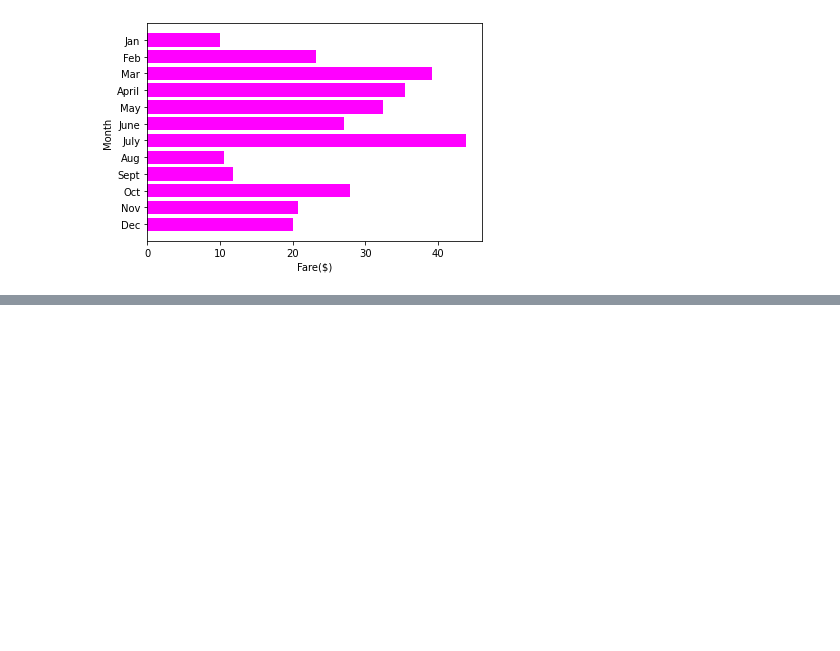
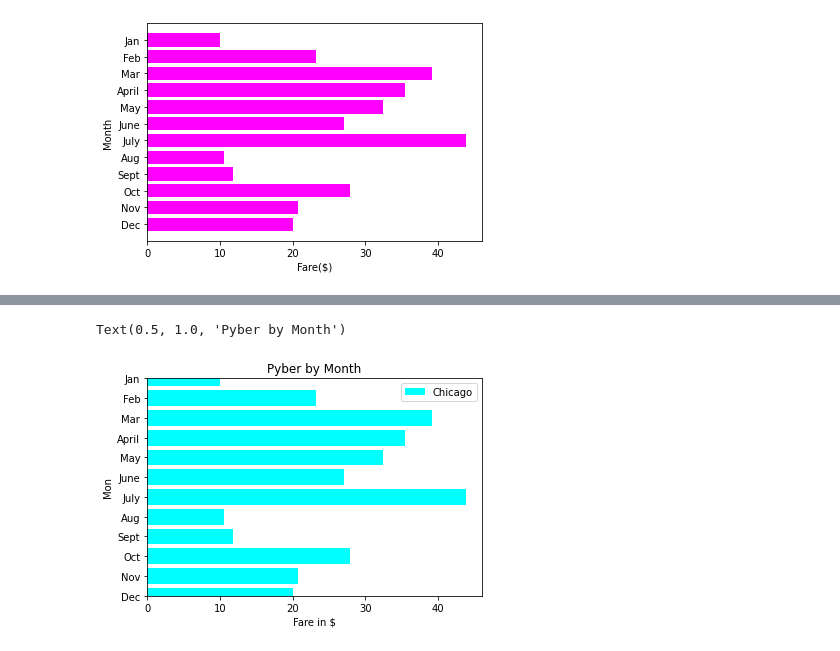
Before and after one commit to ethiry99/Pyber_Analysis, a Jupyter notebook: matplotlib_practice.ipynb, the cells around one changed output, grey strips where cells are left out. Cells and saved outputs as stored; diff of their text form; code cells hidden in the pictures; blank space fills up the shorter version.

```diff
--- a/matplotlib_practice.ipynb
+++ b/matplotlib_practice.ipynb
@@ -130,0 +152,12 @@ Text(0, 0.5, 'Month')
+# %%
+# Create the plot with ax.plt()
+fig, ax = plt.subplots()
+ax.barh(x_axis, y_axis,color="cyan",label="Chicago")
+ax.legend()
+ax.set_xlabel("Fare in $")
+ax.set_ylim(11,0)
+ax.set_ylabel("Mon")
+ax.set_title("Pyber by Month")
+# %% [output]
+Text(0.5, 1.0, 'Pyber by Month')
+[figure, added]
```
Also changed, not shown: parts of 3 cells of this notebook.
